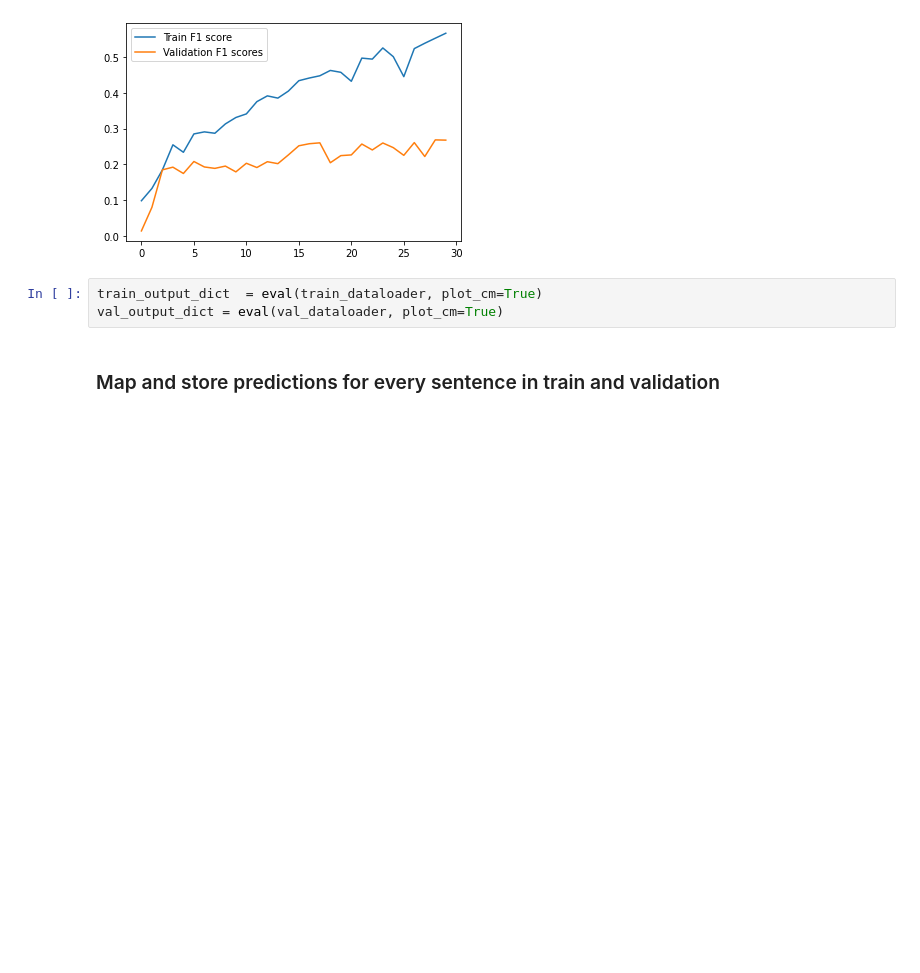
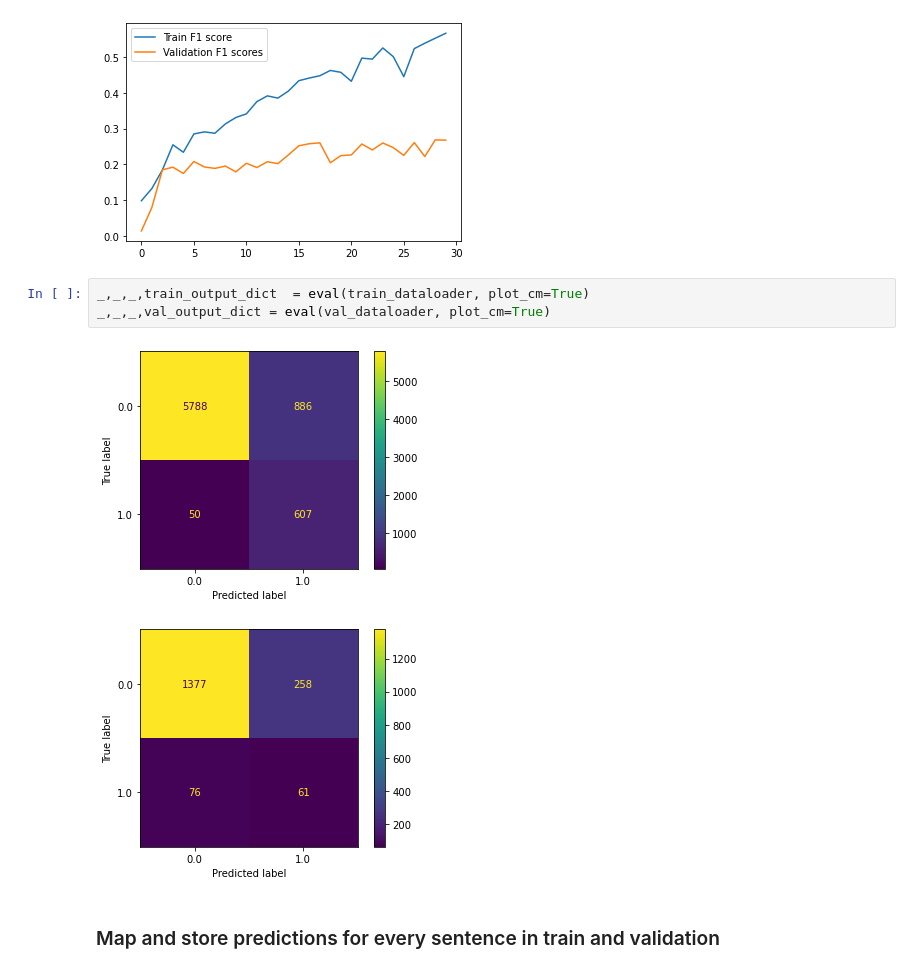
Before and after one commit to Rohan191/research-contribution-extraction, a Jupyter notebook: code/Extractive summary for contributions.ipynb, the cells around one changed output. Cells and saved outputs as stored; diff of their text form; blank space fills up the shorter version.

Commit message:
Updated plots

```diff
--- a/code/Extractive summary for contributions.ipynb
+++ b/code/Extractive summary for contributions.ipynb
@@ -235,8 +235,11 @@ plt.show()
 # %% [output]
 [figure]
 # %%
-train_output_dict  = eval(train_dataloader, plot_cm=True)
-val_output_dict = eval(val_dataloader, plot_cm=True)
+_,_,_,train_output_dict  = eval(train_dataloader, plot_cm=True)
+_,_,_,val_output_dict = eval(val_dataloader, plot_cm=True)
+# %% [output]
+[figure, added]
+[figure, added]
 # %% [markdown]
 ### Map and store predictions for every sentence in train and validation
 # %%
```
Also changed, not shown: 2 other files.
